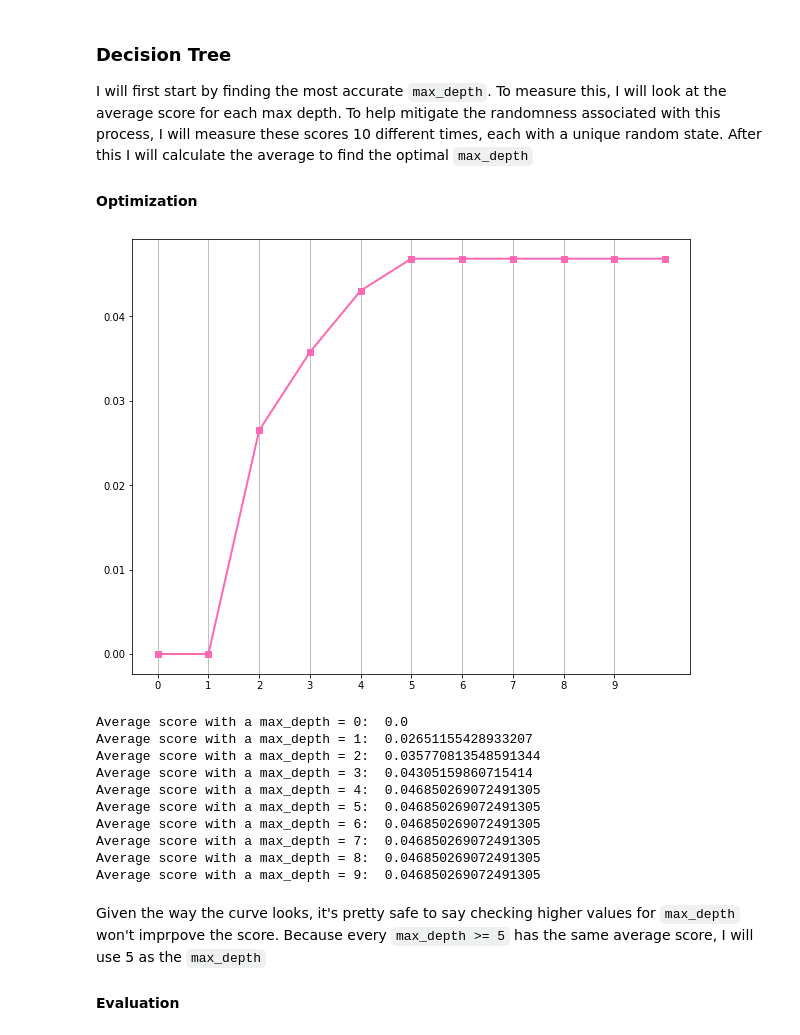
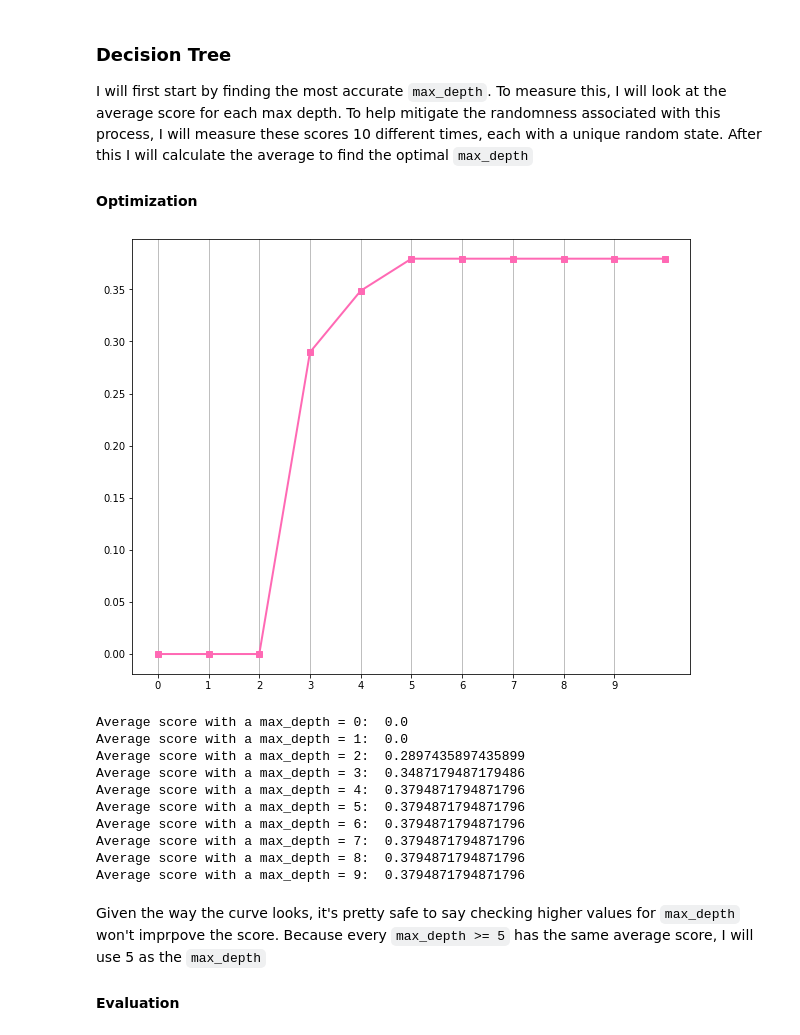
Before and after one commit to NathanSwedlund/Handwriting-Identification-Experiment, a Jupyter notebook: Handwriting Identification Experiment.ipynb, the cells around one changed output. Drawn from its saved outputs; the diff is of its cells as text; code cells hidden in the pictures.

```diff
--- a/Handwriting Identification Experiment.ipynb
+++ b/Handwriting Identification Experiment.ipynb
@@ -266,41 +286,47 @@ I will first start by finding the most accurate `max_depth`. To measure this, I
 #### Optimization
 # %%
 max_max_depth = 10
+max_rand = 10
 scores = [0]*max_max_depth
 
-for rand in range(10):
-    depths = [depth for depth in range(1, max_max_depth)]
-    for depth in depths:
+count = 0
+# Creating and fitting decision trees for every random_state 1-10, and max_depth 2-10,
+#  and keeping a running total of the average best max_depth.
+for rand in range(max_rand):
+    for depth in range(2, max_max_depth):
         clfs = [tree.DecisionTreeClassifier(max_depth=depth, random_state=rand) for x in range(26)]
 
         for i in range(26):
+            count += 1
             clfs[i].fit(X_trains[i], y_trains[i])
             scores[depth] += clfs[i].score(X_tests[i], y_tests[i])
 
-for i in range(max_max_depth):
-    scores[i] /= (depth*rand*26)
+# Formating the scores to contain the average, not the sum scores
+for depth in range(max_max_depth):
+    scores[depth] /= (max_rand*26)
 
+# Plotting scores vs max_depth
 plt.figure(figsize=(10,8))
-
 plt.plot([0]+scores, color="hotpink", lw=2, marker="s")
 plt.xticks([0]+depths)
 plt.grid(axis="x")
 plt.show()
 
-for i, x in enumerate(scores):
-    print(f"Average score with a max_depth = {i}: ", x)
+# print scores & max_depth
+for i, score in enumerate(scores):
+    print(f"Average score with a max_depth = {i}: ", score)
 # %% [output]
-[figure, old version]
+[figure, new version]
 Average score with a max_depth = 0:  0.0
-Average score with a max_depth = 1:  0.02651155428933207
-Average score with a max_depth = 2:  0.035770813548591344
-Average score with a max_depth = 3:  0.04305159860715414
-Average score with a max_depth = 4:  0.046850269072491305
-Average score with a max_depth = 5:  0.046850269072491305
-Average score with a max_depth = 6:  0.046850269072491305
-Average score with a max_depth = 7:  0.046850269072491305
-Average score with a max_depth = 8:  0.046850269072491305
-Average score with a max_depth = 9:  0.046850269072491305
+Average score with a max_depth = 1:  0.0
+Average score with a max_depth = 2:  0.2897435897435899
+Average score with a max_depth = 3:  0.3487179487179486
+Average score with a max_depth = 4:  0.3794871794871796
+Average score with a max_depth = 5:  0.3794871794871796
+Average score with a max_depth = 6:  0.3794871794871796
+Average score with a max_depth = 7:  0.3794871794871796
+Average score with a max_depth = 8:  0.3794871794871796
+Average score with a max_depth = 9:  0.3794871794871796
 # %% [markdown]
 Given the way the curve looks, it's pretty safe to say checking higher values for `max_depth` won't imprpove the score. Because every `max_depth >= 5` has the same average score, I will use 5 as the `max_depth`
 
```
Also changed, not shown: parts of 12 cells of this notebook.
